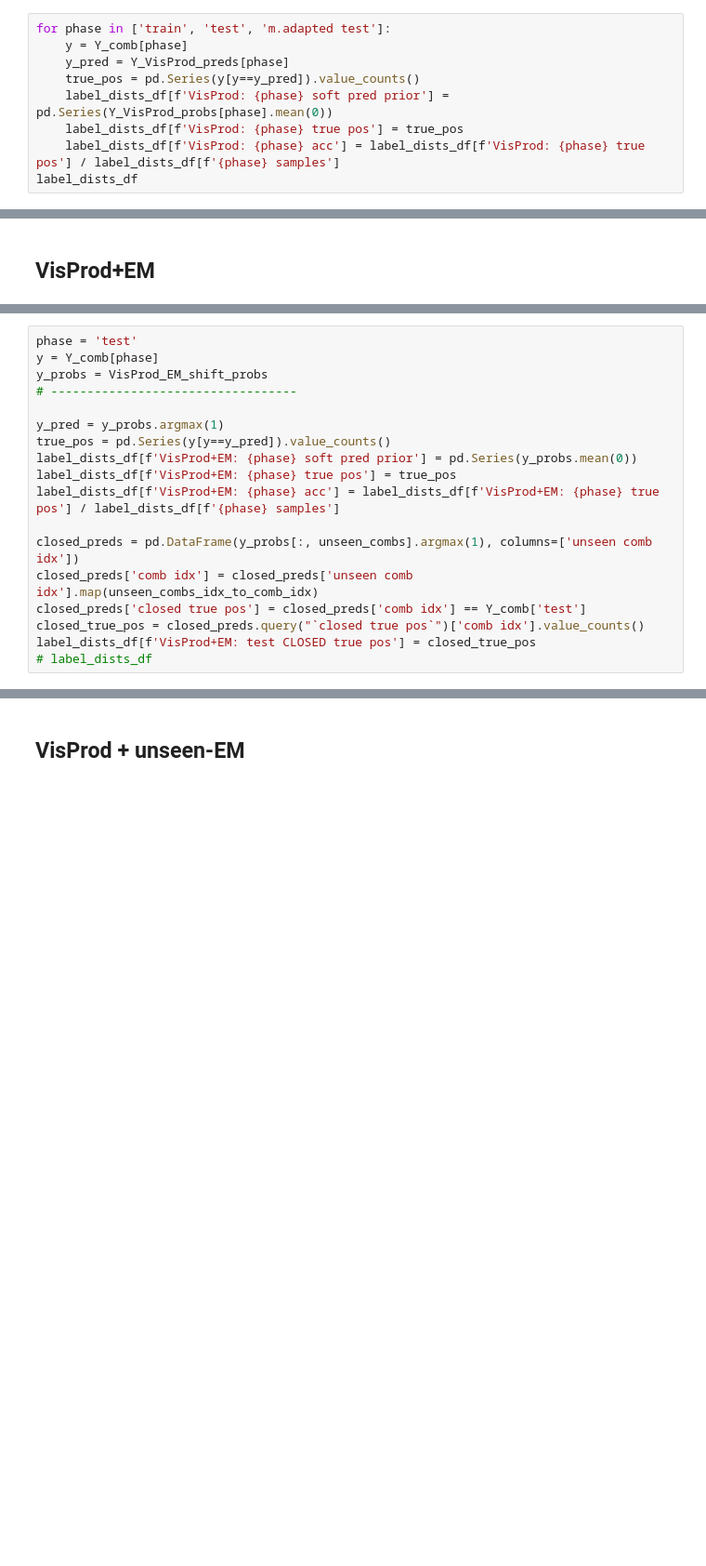
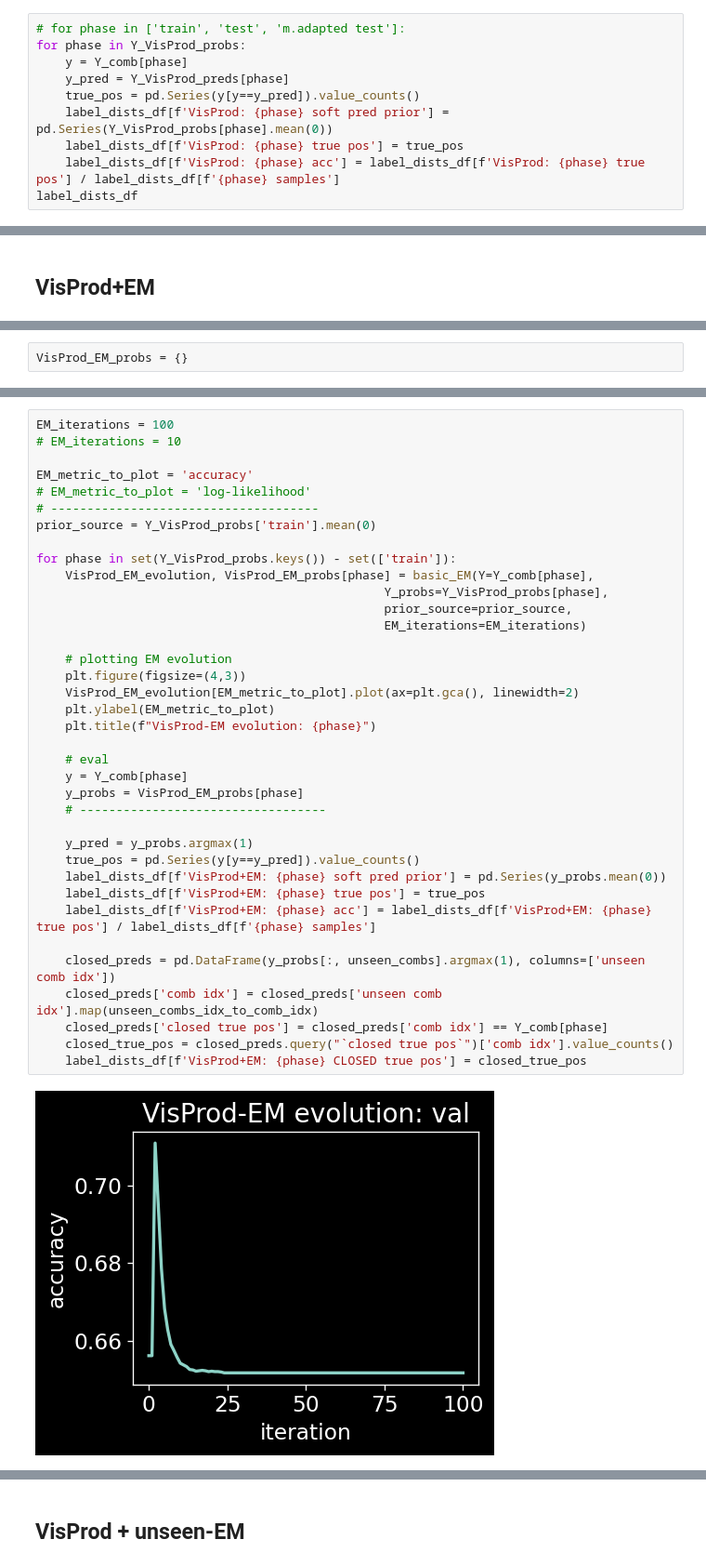
Before and after one commit to Ozziko/causal_comp, a Jupyter notebook: MLLS_VisProd.ipynb, the cells around one changed output, grey strips where cells are left out. Shown at 93% size. Drawn from its saved outputs; the diff is of its cells as text; blank space fills up the shorter version.

```diff
--- a/MLLS_VisProd.ipynb
+++ b/MLLS_VisProd.ipynb
@@ -1556,5 +1604,6 @@ Y_VisProd_preds
 # %%
-for phase in ['train', 'test', 'm.adapted test']:
+# for phase in ['train', 'test', 'm.adapted test']:
+for phase in Y_VisProd_probs:
     y = Y_comb[phase]
     y_pred = Y_VisProd_preds[phase]
     true_pos = pd.Series(y[y==y_pred]).value_counts()
@@ -1611 +1689,3 @@ label_dists_df[f'adapted VisProd: test CLOSED true pos'] = closed_true_pos
+# %%
+VisProd_EM_probs = {}
 # %%
@@ -1644,18 +1713,39 @@ Y_VisProdEM_preds
 # %%
-phase = 'test'
-y = Y_comb[phase]
-y_probs = VisProd_EM_shift_probs
-# ----------------------------------
+EM_iterations = 100
+# EM_iterations = 10
 
-y_pred = y_probs.argmax(1)
-true_pos = pd.Series(y[y==y_pred]).value_counts()
-label_dists_df[f'VisProd+EM: {phase} soft pred prior'] = pd.Series(y_probs.mean(0))
-label_dists_df[f'VisProd+EM: {phase} true pos'] = true_pos
-label_dists_df[f'VisProd+EM: {phase} acc'] = label_dists_df[f'VisProd+EM: {phase} true pos'] / label_dists_df[f'{phase} samples']
+EM_metric_to_plot = 'accuracy'
+# EM_metric_to_plot = 'log-likelihood'
+# -------------------------------------
+prior_source = Y_VisProd_probs['train'].mean(0)
 
-closed_preds = pd.DataFrame(y_probs[:, unseen_combs].argmax(1), columns=['unseen comb idx'])
-closed_preds['comb idx'] = closed_preds['unseen comb idx'].map(unseen_combs_idx_to_comb_idx)
-closed_preds['closed true pos'] = closed_preds['comb idx'] == Y_comb['test']
-closed_true_pos = closed_preds.query("`closed true pos`")['comb idx'].value_counts()
-label_dists_df[f'VisProd+EM: test CLOSED true pos'] = closed_true_pos
-# label_dists_df
+for phase in set(Y_VisProd_probs.keys()) - set(['train']):
+    VisProd_EM_evolution, VisProd_EM_probs[phase] = basic_EM(Y=Y_comb[phase],
+                                                Y_probs=Y_VisProd_probs[phase],
+                                                prior_source=prior_source,
+                                                EM_iterations=EM_iterations)
+
+    # plotting EM evolution
+    plt.figure(figsize=(4,3))
+    VisProd_EM_evolution[EM_metric_to_plot].plot(ax=plt.gca(), linewidth=2)
+    plt.ylabel(EM_metric_to_plot)
+    plt.title(f"VisProd-EM evolution: {phase}")
+
+    # eval
+    y = Y_comb[phase]
+    y_probs = VisProd_EM_probs[phase]
+    # ----------------------------------
+
+    y_pred = y_probs.argmax(1)
+    true_pos = pd.Series(y[y==y_pred]).value_counts()
+    label_dists_df[f'VisProd+EM: {phase} soft pred prior'] = pd.Series(y_probs.mean(0))
+    label_dists_df[f'VisProd+EM: {phase} true pos'] = true_pos
+    label_dists_df[f'VisProd+EM: {phase} acc'] = label_dists_df[f'VisProd+EM: {phase} true pos'] / label_dists_df[f'{phase} samples']
+
+    closed_preds = pd.DataFrame(y_probs[:, unseen_combs].argmax(1), columns=['unseen comb idx'])
+    closed_preds['comb idx'] = closed_preds['unseen comb idx'].map(unseen_combs_idx_to_comb_idx)
+    closed_preds['closed true pos'] = closed_preds['comb idx'] == Y_comb[phase]
+    closed_true_pos = closed_preds.query("`closed true pos`")['comb idx'].value_counts()
+    label_dists_df[f'VisProd+EM: {phase} CLOSED true pos'] = closed_true_pos
+# %% [output]
+[figure, added]
```
Also changed, not shown: parts of 30 cells of this notebook.
